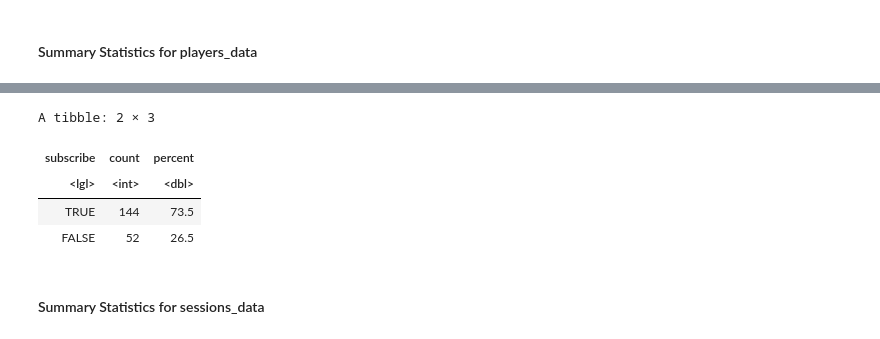
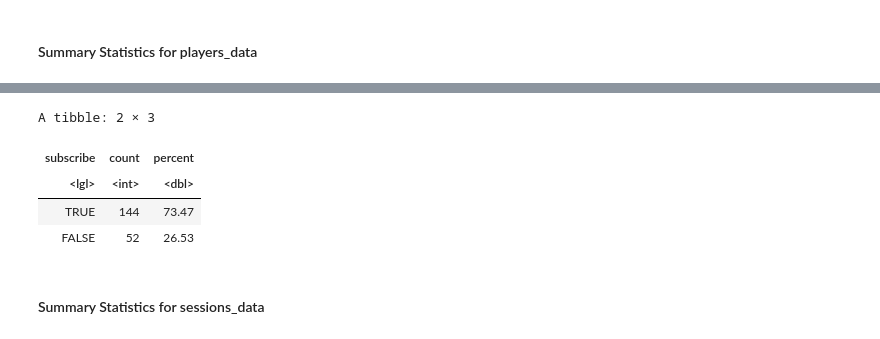
Before and after one commit to skylv777/Data_Science_Project, a Jupyter notebook: VideoGameProject.ipynb, the cells around one changed output, grey strips where cells are left out. Cells and saved outputs as stored; diff of their text form; code cells hidden in the pictures.

```diff
--- a/VideoGameProject.ipynb
+++ b/VideoGameProject.ipynb
@@ -200,24 +187,24 @@ A tibble: 5 × 3
 # %%
 player_subscribe_total <- players_data |>
         summarize(total = n()) |>
         pull()
 
 player_subscribe_count <- players_data |>
         group_by(subscribe) |>
         summarize(count = n()) |>
         arrange(desc(count))|>
         mutate(percent = count / player_subscribe_total * 100)
 
 player_subscribe_stats <- player_subscribe_count |>
-        mutate(percent = round(percent, digits = 1))
+        mutate(percent = round(percent, digits = 2))
 
 player_subscribe_stats
 # %% [output]
 A tibble: 2 × 3
 | subscribe | count | percent |
 | <lgl> | <int> | <dbl> |
-| TRUE | 144 | 73.5 |
-| FALSE | 52 | 26.5 |
+| TRUE | 144 | 73.47 |
+| FALSE | 52 | 26.53 |
 # %% [markdown]
 #### Summary Statistics for sessions_data
 # %%
```
Also changed, not shown: parts of 6 cells of this notebook.
